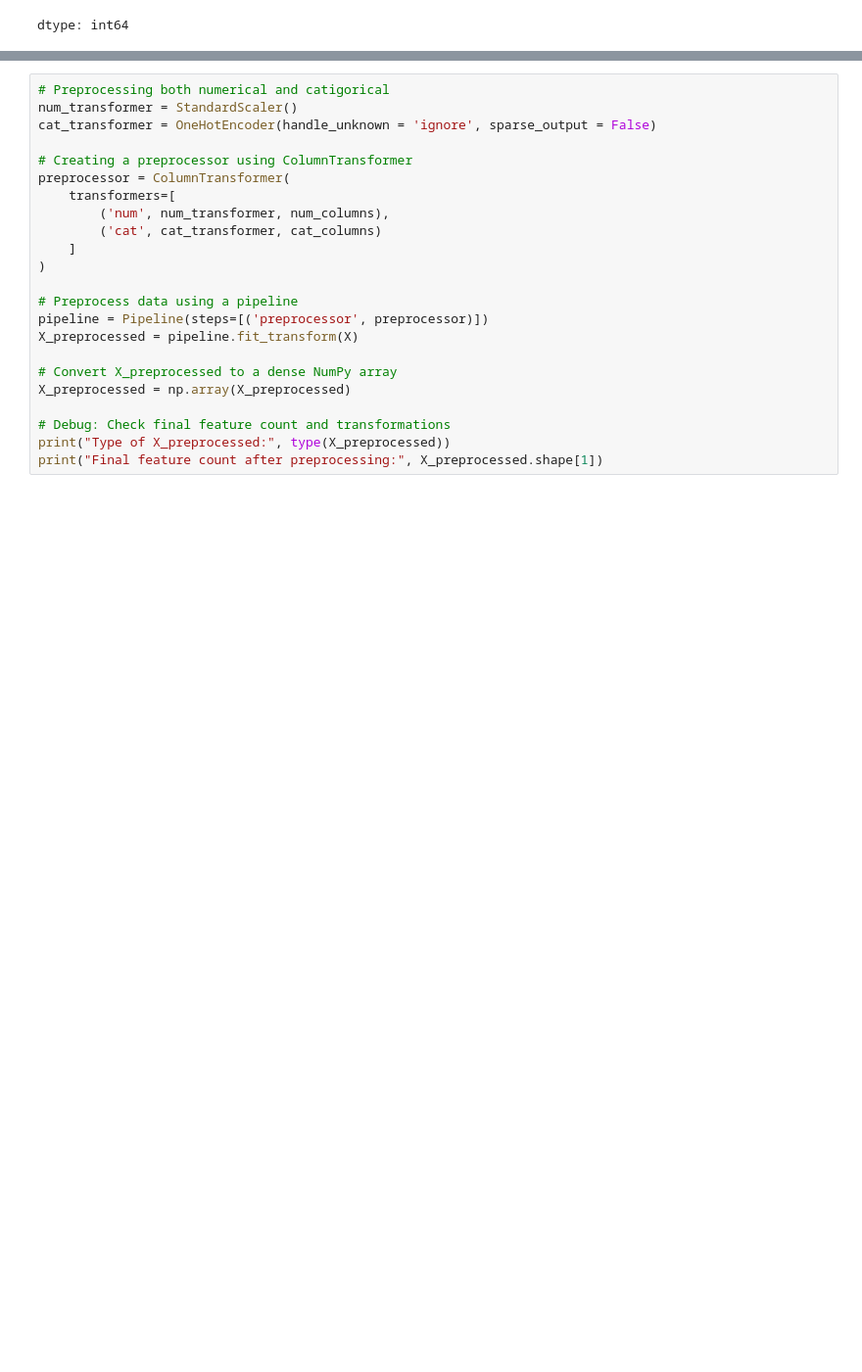
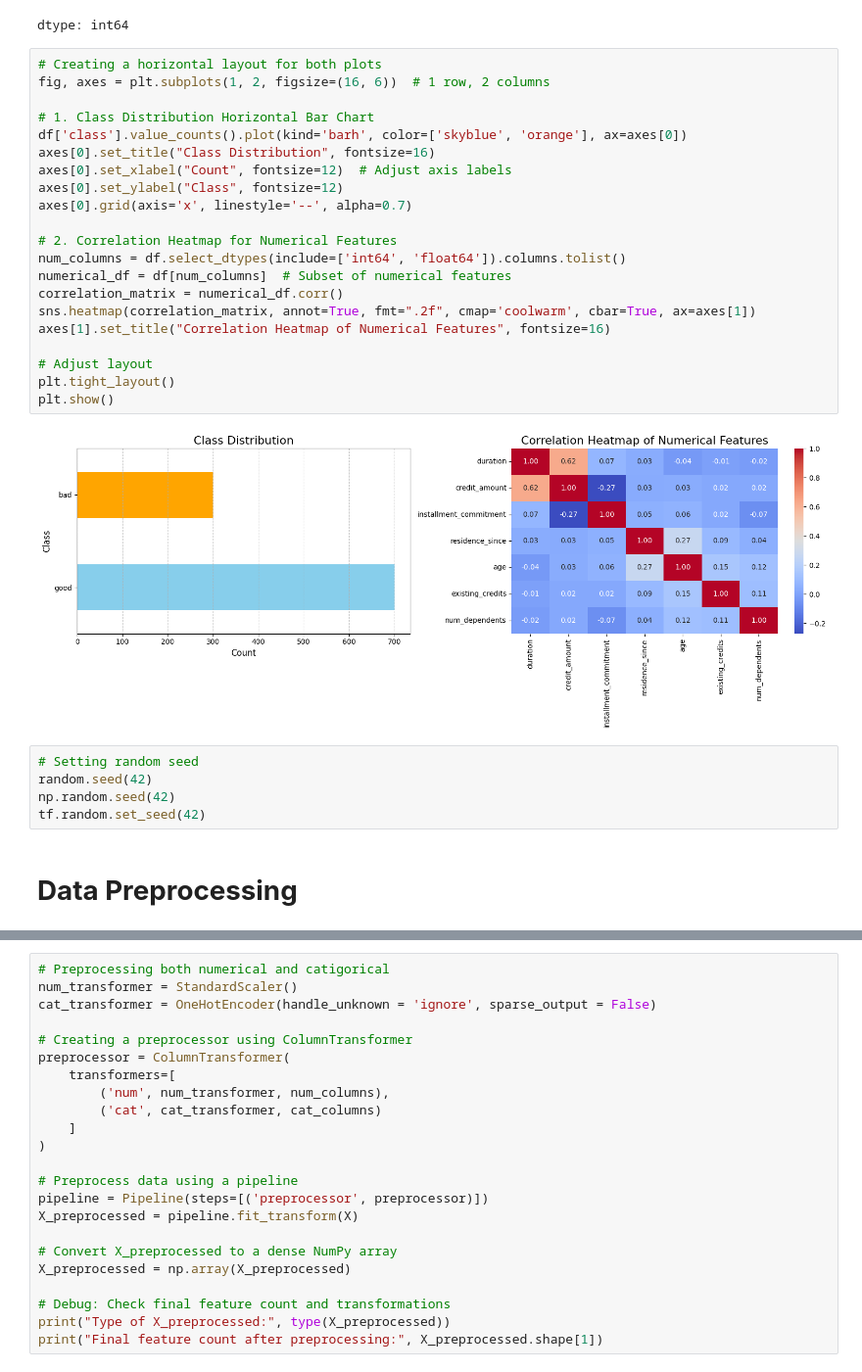
Before and after one commit to Cynthiaudoye/CreditRisk_NN, a Jupyter notebook: CreditRisk_NN.ipynb, the cells around one changed output, grey strips where cells are left out. Shown at 98% size. Drawn from its saved outputs; the diff is of its cells as text; blank space fills up the shorter version.

```diff
--- a/CreditRisk_NN.ipynb
+++ b/CreditRisk_NN.ipynb
@@ -65,6 +74,36 @@ df['class'].value_counts()
 | good | 700 |
 | bad | 300 |
 dtype: int64
+# %%
+# Creating a horizontal layout for both plots
+fig, axes = plt.subplots(1, 2, figsize=(16, 6))  # 1 row, 2 columns
+
+# 1. Class Distribution Horizontal Bar Chart
+df['class'].value_counts().plot(kind='barh', color=['skyblue', 'orange'], ax=axes[0])
+axes[0].set_title("Class Distribution", fontsize=16)
+axes[0].set_xlabel("Count", fontsize=12)  # Adjust axis labels
+axes[0].set_ylabel("Class", fontsize=12)
+axes[0].grid(axis='x', linestyle='--', alpha=0.7)
+
+# 2. Correlation Heatmap for Numerical Features
+num_columns = df.select_dtypes(include=['int64', 'float64']).columns.tolist()
+numerical_df = df[num_columns]  # Subset of numerical features
+correlation_matrix = numerical_df.corr()
+sns.heatmap(correlation_matrix, annot=True, fmt=".2f", cmap='coolwarm', cbar=True, ax=axes[1])
+axes[1].set_title("Correlation Heatmap of Numerical Features", fontsize=16)
+
+# Adjust layout
+plt.tight_layout()
+plt.show()
+# %% [output]
+[figure, added]
+# %%
+# Setting random seed
+random.seed(42)
+np.random.seed(42)
+tf.random.set_seed(42)
+# %% [markdown]
+# **Data Preprocessing**
 # %%
 # Selecting features and label
 X = df.drop(columns=['class'])
```
Also changed, not shown: parts of 28 cells of this notebook.
